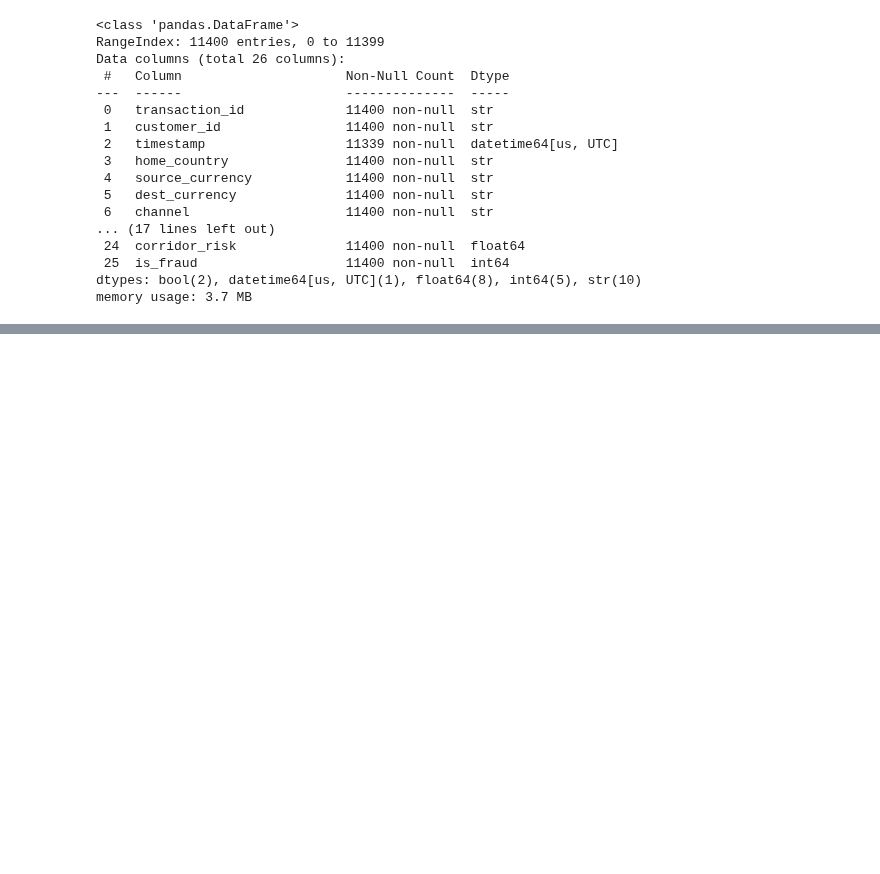
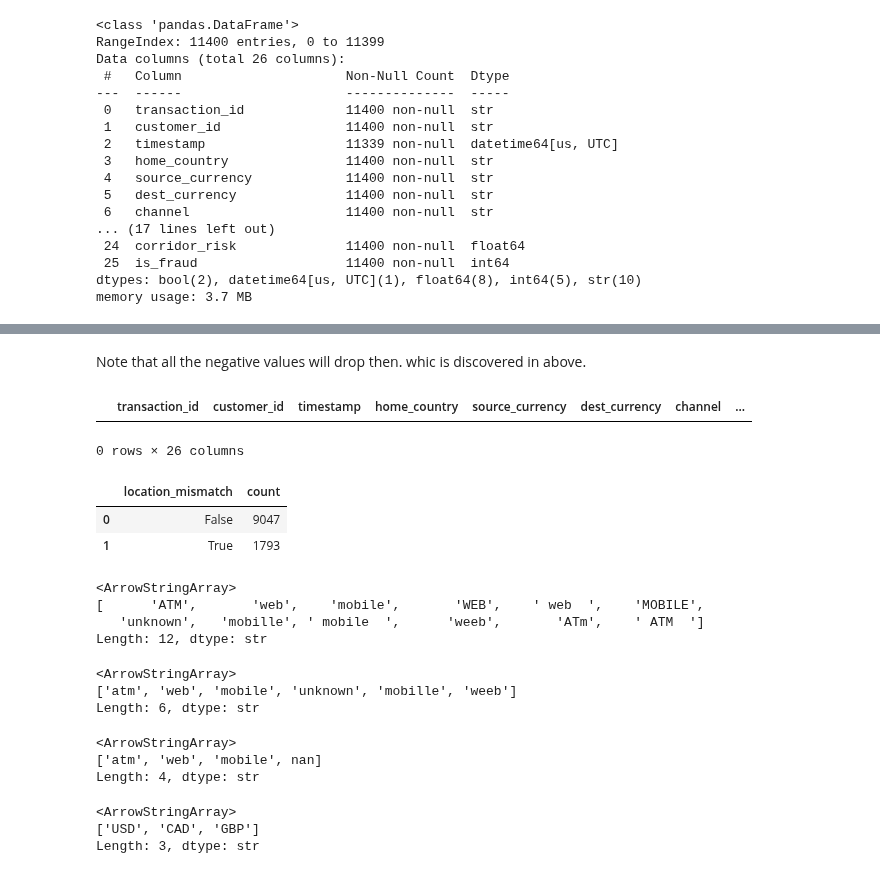
Before and after one commit to victoroluikpe/Fraudulent_Transaction_Detection_Using_Machine_Learning, a Jupyter notebook: Notebooks/data_cleaning.ipynb, the cells around one changed output, grey strips where cells are left out. Cells and saved outputs as stored; diff of their text form; code cells hidden in the pictures; blank space fills up the shorter version.

```diff
--- a/Notebooks/data_cleaning.ipynb
+++ b/Notebooks/data_cleaning.ipynb
@@ -167,0 +243,10 @@ memory usage: 3.7 MB
+# %%
+# filling the missing values of ip_country variable
+if {'ip_country', 'home_county'}.issubset(customer_transaction_data.columns):
+    customer_transaction_data['ip_country'] = customer_transaction_data['ip_country'].fillna(customer_transaction_data['home_country'])
+# %%
+# filling the missing values with device_trust_score variable
+if 'device_trust_score' in customer_transaction_data.columns:
+    if{'new_device', 'kyc_tier'}.issubset(customer_transaction_data.columns):
+        customer_transaction_data['device_trust_score']=customer_transaction_data.groupby(['new_device', 'kyc_tier'])['device_trust_score'].transform(lambda x: x.fillna(x.median()))
+    customer_transaction_data['device_trust_score']=customer_transaction_data['device_trust_score'].fillna(customer_transaction_data['device_trust_score'].median())
@@ -167,0 +306,37 @@ memory usage: 3.7 MB
+# %% [markdown]
+Note that all the negative values will drop then. whic is discovered in above.
+# %%
+customer_transaction_data = customer_transaction_data.drop(customer_transaction_data[
+    (customer_transaction_data['amount_src'] <0) |
+    (customer_transaction_data['fee'] < 0) |
+    (customer_transaction_data['device_trust_score'] < 0) |
+    (customer_transaction_data['txn_velocity_1h'] <0)].index)
+# %%
+# checking for futuristic timestamp
+customer_transaction_data[customer_transaction_data['timestamp'] > pd.Timestamp.utcnow()]
+# %% [output]
+|  | transaction_id | customer_id | timestamp | home_country | source_currency | dest_currency | channel | ... |
+0 rows × 26 columns
+# %%
+# checking for location mismatch
+customer_transaction_data['location_mismatch'].value_counts().reset_index()
+# %% [output]
+|  | location_mismatch | count |
+| 0 | False | 9047 |
+| 1 | True | 1793 |
+# %%
+# reviewing the channel variable
+customer_transaction_data['channel'].unique()
+# %% [output]
+<ArrowStringArray>
+[      'ATM',       'web',    'mobile',       'WEB',    ' web  ',    'MOBILE',
+   'unknown',   'mobille', ' mobile  ',      'weeb',       'ATm',    ' ATM  ']
+Length: 12, dtype: str
+# %%
+# formatting the channel variable
+customer_transaction_data['channel'] = customer_transaction_data['channel'].str.lower().str.strip()
+customer_transaction_data['channel'].unique()
+# %% [output]
+<ArrowStringArray>
+['atm', 'web', 'mobile', 'unknown', 'mobille', 'weeb']
+Length: 6, dtype: str
@@ -167,0 +349,14 @@ memory usage: 3.7 MB
+# %%
+customer_transaction_data['channel'] = customer_transaction_data['channel'].replace({'unknown':np.nan})
+customer_transaction_data['channel'].unique()
+# %% [output]
+<ArrowStringArray>
+['atm', 'web', 'mobile', nan]
+Length: 4, dtype: str
+# %%
+# reviewing source currency variable
+customer_transaction_data['source_currency'].unique()
+# %% [output]
+<ArrowStringArray>
+['USD', 'CAD', 'GBP']
+Length: 3, dtype: str
```
Also changed, not shown: parts of 27 cells of this notebook, 2 other files.
